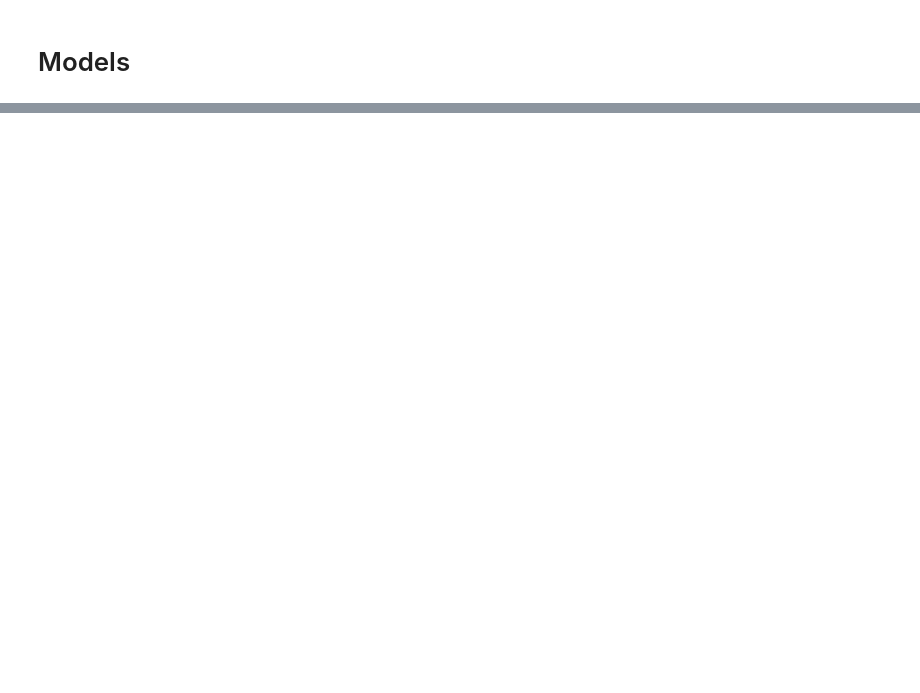
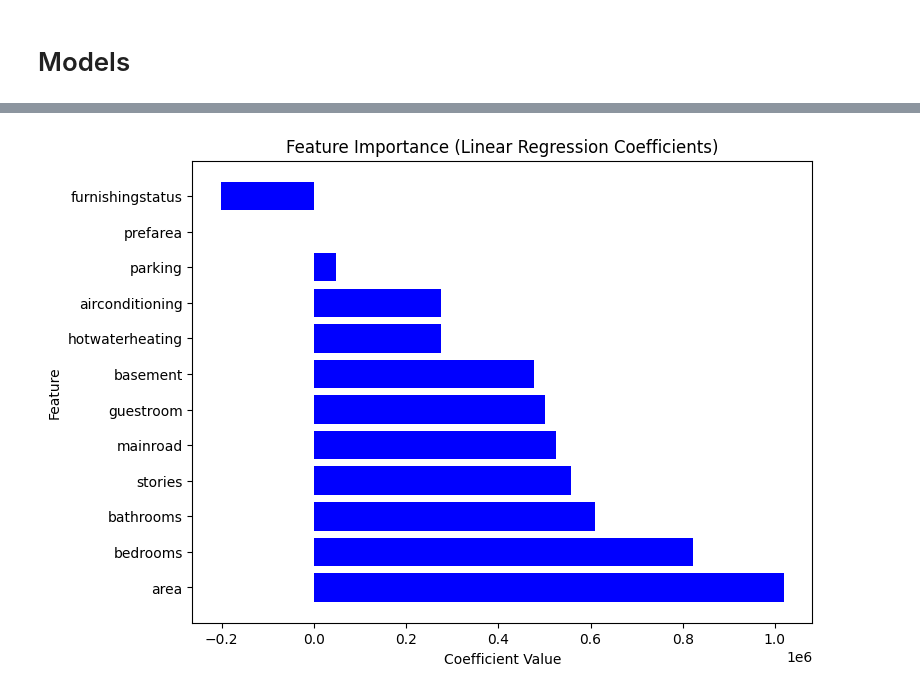
Before and after one commit to JherrerasPY/Project-001_House-Price-Prediction_Easy, a Jupyter notebook: house-price.ipynb, the cells around one changed output, grey strips where cells are left out. Saved outputs shown, nothing was run; the diff lists cells and outputs as text; code cells hidden in the pictures; blank space fills up the shorter version.

Commit message:
Linear Model implementation

```diff
--- a/house-price.ipynb
+++ b/house-price.ipynb
@@ -362,0 +365,7 @@ df[df['price'] > upper_bound]
+# %%
+from sklearn.preprocessing import LabelEncoder
+label_encoder = LabelEncoder()
+linear_df = df.copy()
+
+for col in linear_df.select_dtypes(include=['object','category']).columns:
+    linear_df[col] = label_encoder.fit_transform(linear_df[col])
@@ -365,8 +377,8 @@ df[df['price'] > upper_bound]
 # %%
 from sklearn.model_selection import train_test_split
 # %%
-X = df.drop('price', axis=1)
-y = df['price']
+X = linear_df.drop('price', axis=1)
+y = linear_df['price']
 # %%
 # train and test splits
 X_train, X_test, y_train, y_test = train_test_split(X, y, test_size = 0.3, random_state = 1)
@@ -384,0 +431,3 @@ Y_test Shape: (164,)
+# %%
+linear_model = LinearRegression()
+linear_model.fit(X_train, y_train)
@@ -384,0 +466,6 @@ Y_test Shape: (164,)
+# %%
+print("Intercept:", linear_model.intercept_)
+
+
+coef_df = pd.DataFrame({"Feature": X.columns, "Coefficient": linear_model.coef_})
+print("\nFeature Coefficients:\n", coeff_df)
@@ -384,0 +489,14 @@ Y_test Shape: (164,)
+# %%
+# Sort dataframe by coefficients.
+coef_df_sorted = coef_df.sort_values(by="Coefficient", ascending=False)
+
+
+# Create plot.
+plt.figure(figsize=(8,6))
+plt.barh(coef_df["Feature"], coef_df_sorted["Coefficient"], color="blue")
+plt.xlabel("Coefficient Value")
+plt.ylabel("Feature")
+plt.title("Feature Importance (Linear Regression Coefficients)")
+plt.show()
+# %% [output]
+[figure, added]
```
Also changed, not shown: parts of 14 cells of this notebook.
